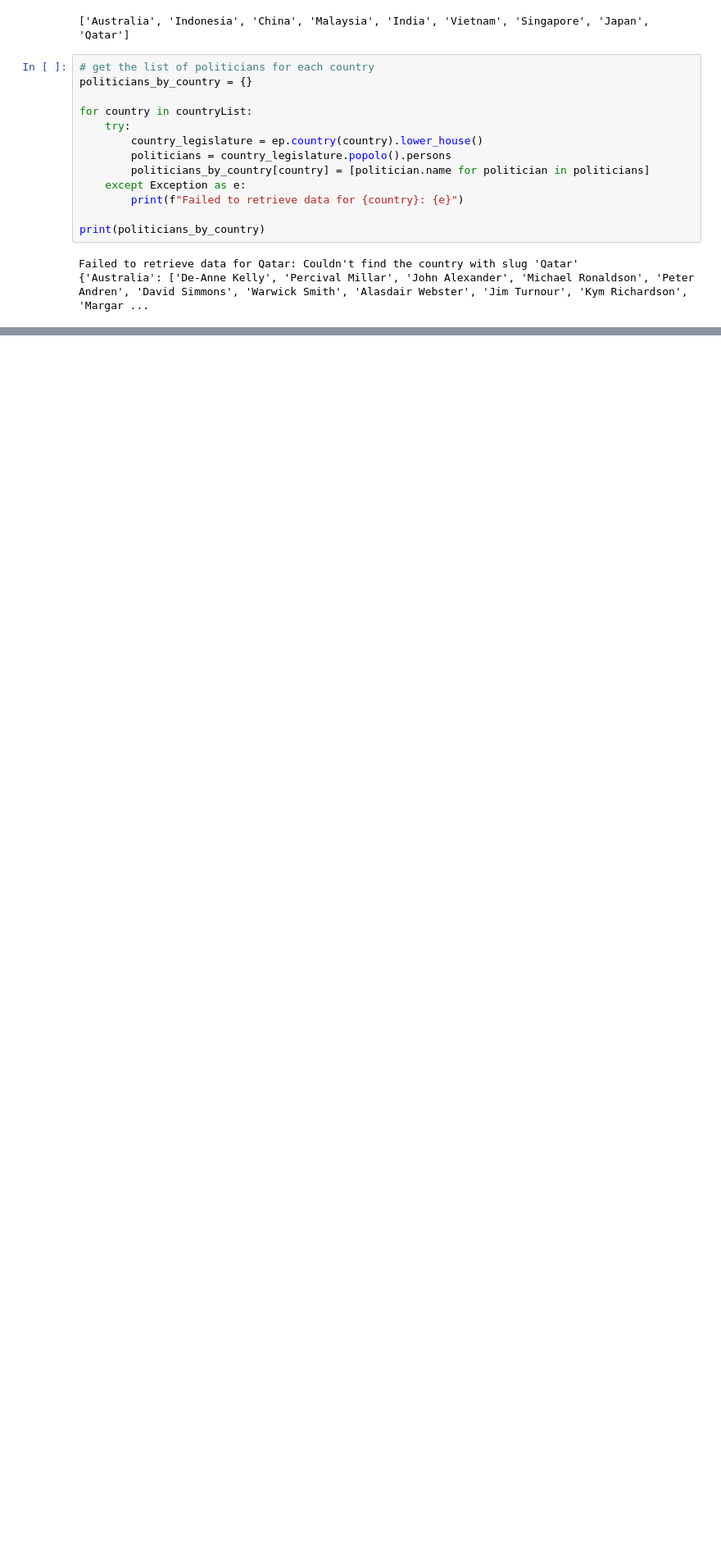
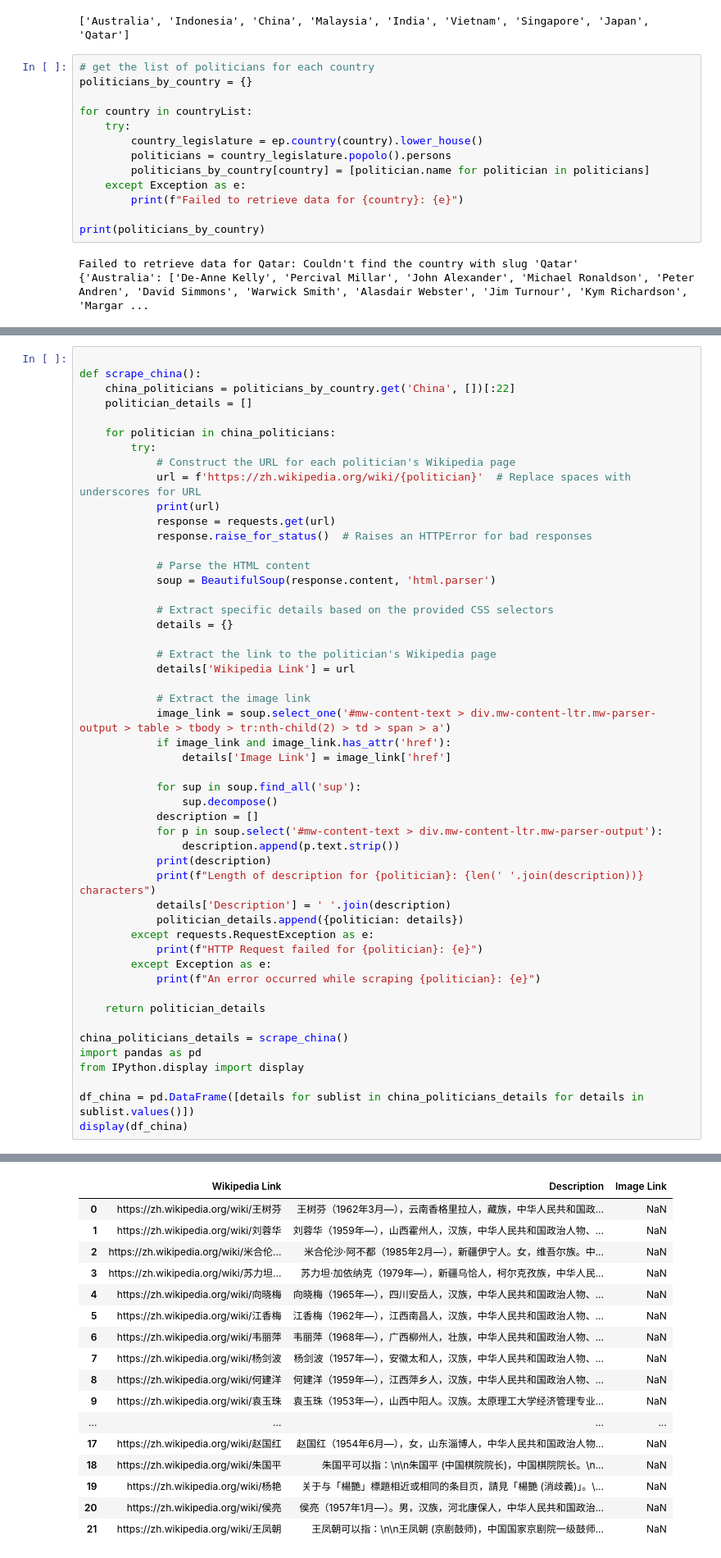
Before and after one commit to pclk/PopFigExpert, a Jupyter notebook: scrape/wiki_scrape.ipynb, the cells around one changed output, grey strips where cells are left out. Shown at 82% size. Cells and saved outputs as stored; diff of their text form; blank space fills up the shorter version.

```diff
--- a/scrape/wiki_scrape.ipynb
+++ b/scrape/wiki_scrape.ipynb
@@ -173,0 +160,51 @@ None
+# %%
+
+def scrape_china():
+    china_politicians = politicians_by_country.get('China', [])[:22]
+    politician_details = []
+
+    for politician in china_politicians:
+        try:
+            # Construct the URL for each politician's Wikipedia page
+            url = f'https://zh.wikipedia.org/wiki/{politician}'  # Replace spaces with underscores for URL
+            print(url)
+            response = requests.get(url)
+            response.raise_for_status()  # Raises an HTTPError for bad responses
+
+            # Parse the HTML content
+            soup = BeautifulSoup(response.content, 'html.parser')
+
+            # Extract specific details based on the provided CSS selectors
+            details = {}
+
+            # Extract the link to the politician's Wikipedia page
+            details['Wikipedia Link'] = url
+
+            # Extract the image link
+            image_link = soup.select_one('#mw-content-text > div.mw-content-ltr.mw-parser-output > table > tbody > tr:nth-child(2) > td > span > a')
+            if image_link and image_link.has_attr('href'):
+                details['Image Link'] = image_link['href']
+
+            for sup in soup.find_all('sup'):
+                sup.decompose()
+            description = []
+            for p in soup.select('#mw-content-text > div.mw-content-ltr.mw-parser-output'):
+                description.append(p.text.strip())
+            print(description)
+            print(f"Length of description for {politician}: {len(' '.join(description))} characters")
+            details['Description'] = ' '.join(description)
+            politician_details.append({politician: details})
+        except requests.RequestException as e:
+            print(f"HTTP Request failed for {politician}: {e}")
+        except Exception as e:
+            print(f"An error occurred while scraping {politician}: {e}")
+
+    return politician_details
+
+china_politicians_details = scrape_china()
+import pandas as pd
+from IPython.display import display
+
+df_china = pd.DataFrame([details for sublist in china_politicians_details for details in sublist.values()])
+display(df_china)
+# %% [output]
@@ -173,0 +228,17 @@ None
+|  | Wikipedia Link | Description | Image Link |
+| 0 | https://zh.wikipedia.org/wiki/王树芬 | 王树芬（1962年3月—），云南香格里拉人，藏族，中华人民共和国政... | NaN |
+| 1 | https://zh.wikipedia.org/wiki/刘蓉华 | 刘蓉华（1959年—），山西霍州人，汉族，中华人民共和国政治人物、... | NaN |
+| 2 | https://zh.wikipedia.org/wiki/米合伦... | 米合伦沙·阿不都（1985年2月—），新疆伊宁人。女，维吾尔族。中... | NaN |
+| 3 | https://zh.wikipedia.org/wiki/苏力坦... | 苏力坦·加依纳克（1979年—），新疆乌恰人，柯尔克孜族，中华人民... | NaN |
+| 4 | https://zh.wikipedia.org/wiki/向晓梅 | 向晓梅（1965年—），四川安岳人，汉族，中华人民共和国政治人物、... | NaN |
+| 5 | https://zh.wikipedia.org/wiki/江香梅 | 江香梅（1962年—），江西南昌人，汉族，中华人民共和国政治人物、... | NaN |
+| 6 | https://zh.wikipedia.org/wiki/韦丽萍 | 韦丽萍（1968年—），广西柳州人，壮族，中华人民共和国政治人物、... | NaN |
+| 7 | https://zh.wikipedia.org/wiki/杨剑波 | 杨剑波（1957年—），安徽太和人，汉族，中华人民共和国政治人物、... | NaN |
+| 8 | https://zh.wikipedia.org/wiki/何建洋 | 何建洋（1959年—），江西萍乡人，汉族，中华人民共和国政治人物、... | NaN |
+| 9 | https://zh.wikipedia.org/wiki/袁玉珠 | 袁玉珠（1953年—），山西中阳人。汉族。太原理工大学经济管理专业... | NaN |
+| ... | ... | ... | ... |
+| 17 | https://zh.wikipedia.org/wiki/赵国红 | 赵国红（1954年6月—），女，山东淄博人，中华人民共和国政治人物... | NaN |
+| 18 | https://zh.wikipedia.org/wiki/朱国平 | 朱国平可以指：\n\n朱国平 (中国棋院院长)，中国棋院院长。\n... | NaN |
+| 19 | https://zh.wikipedia.org/wiki/杨艳 | 关于与「楊艷」標題相近或相同的条目页，請見「楊艷 (消歧義)」。\... | NaN |
+| 20 | https://zh.wikipedia.org/wiki/侯亮 | 侯亮（1957年1月—）。男，汉族，河北康保人，中华人民共和国政治... | NaN |
+| 21 | https://zh.wikipedia.org/wiki/王凤朝 | 王凤朝可以指：\n\n王凤朝 (京剧鼓师)，中国国家京剧院一级鼓师... | NaN |
```
Also changed, not shown: parts of 6 cells of this notebook, 8 other files.
